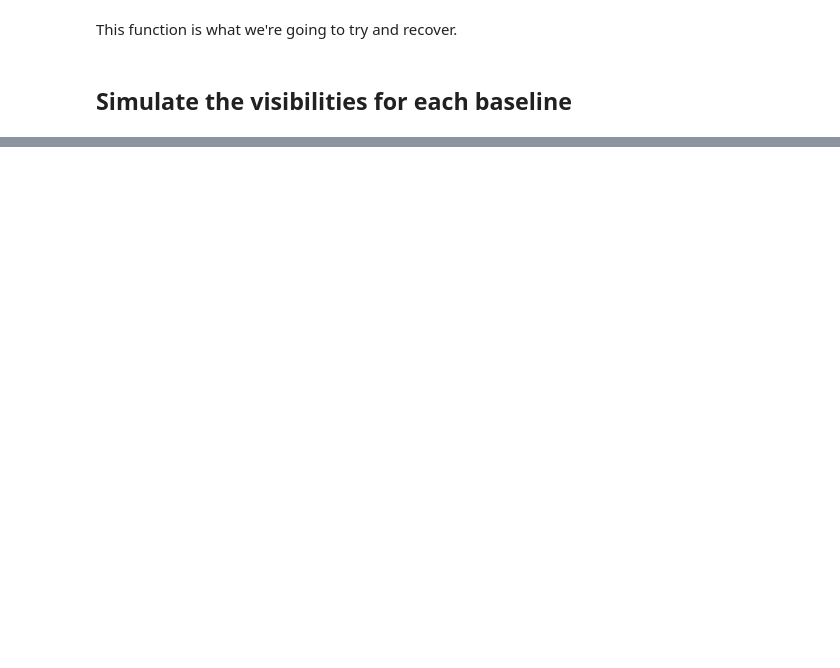
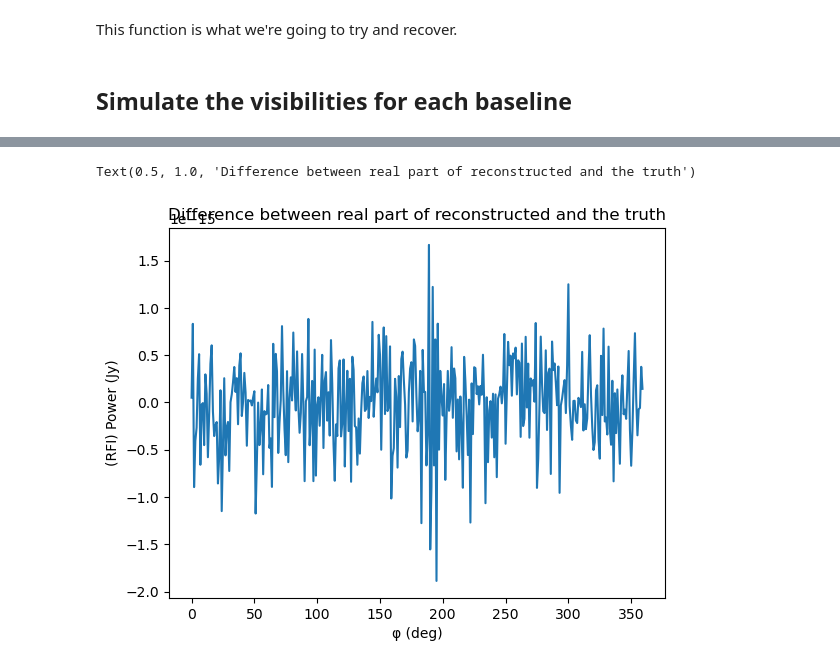
Before and after one commit to robotopia/horizon-rfi, a Jupyter notebook: horizon_rfi.ipynb, the cells around one changed output, grey strips where cells are left out. Drawn from its saved outputs; the diff is of its cells as text; code cells hidden in the pictures; blank space fills up the shorter version.

```diff
--- a/horizon_rfi.ipynb
+++ b/horizon_rfi.ipynb
@@ -64,0 +81,9 @@ tw = np.array([[np.exp(-1j*2*np.pi*np.dot(Dλ, φvec[i])) for i in range(len(φ)
+# %%
+# Difference between real part and truth
+plt.plot(φ, np.real(RFIhat) - RFI)
+plt.xlabel(f"φ ({φ.unit})")
+plt.ylabel(f"(RFI) Power ({RFI.unit})")
+plt.title("Difference between real part of reconstructed and the truth")
+# %% [output]
+Text(0.5, 1.0, 'Difference between real part of reconstructed and the truth')
+[figure, added]
```
Also changed, not shown: parts of 4 cells of this notebook.
